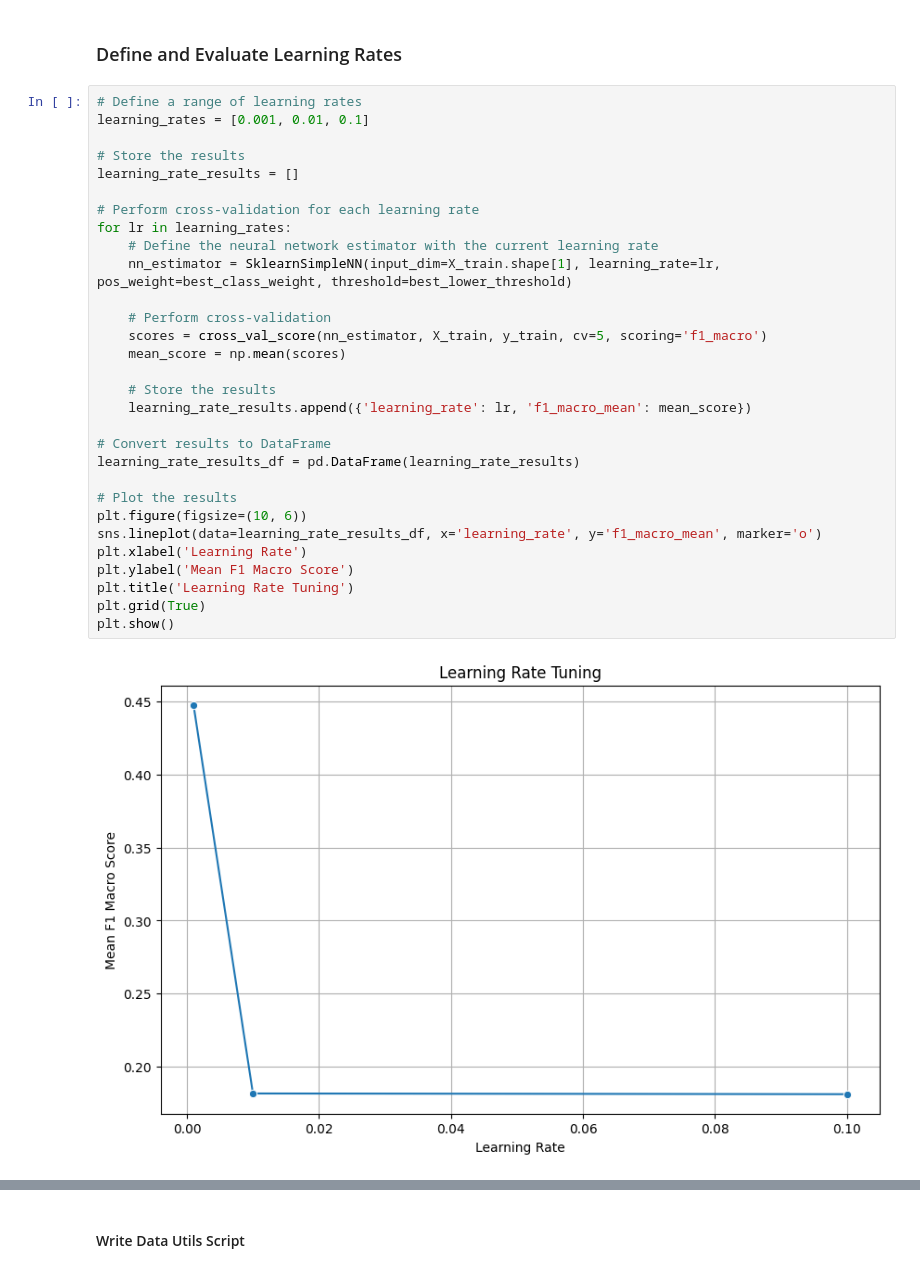
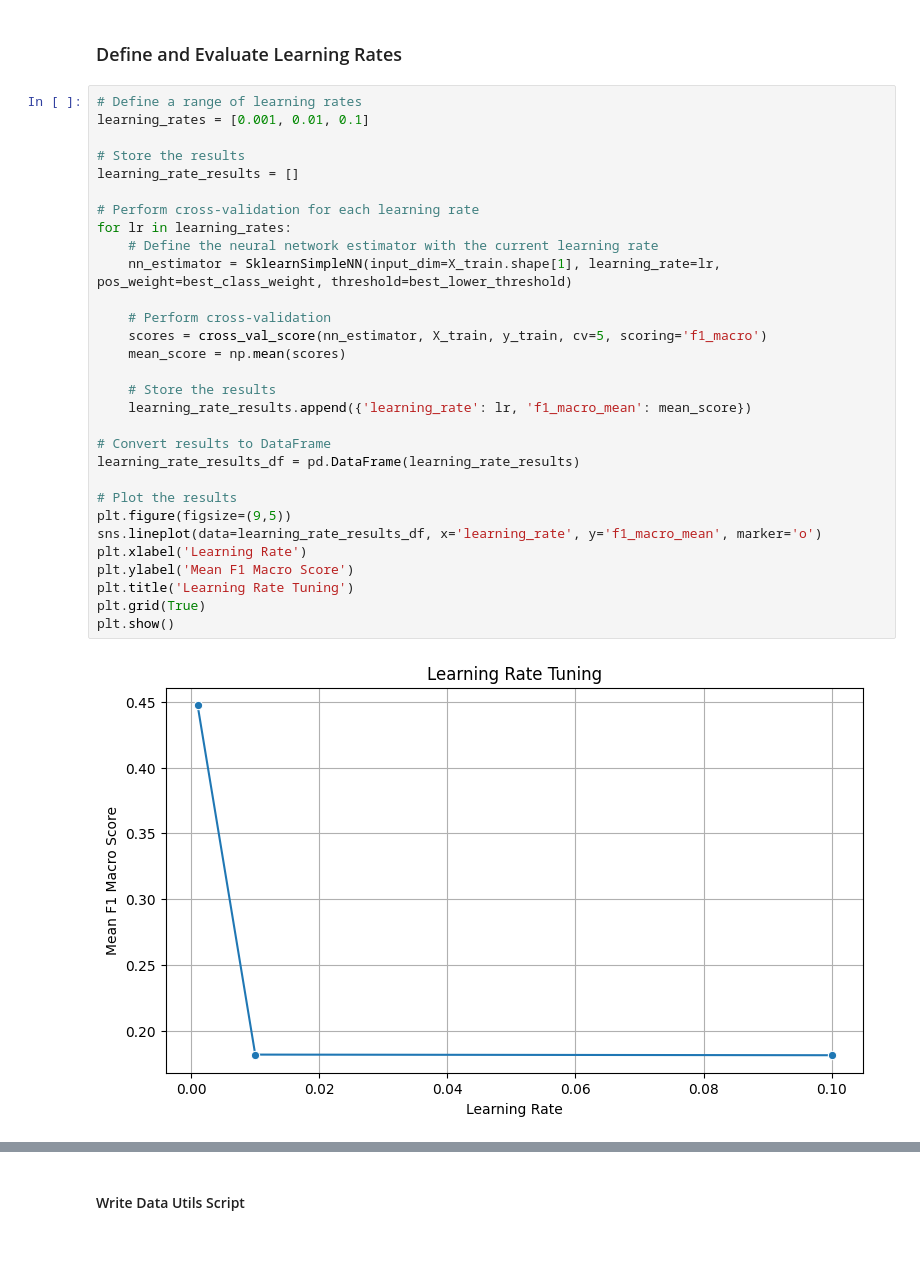
Before and after one commit to micah-shull/Machine_Learning_Pipelines, a Jupyter notebook: pipelines_07_pytorch_pipeline_11_hyperparameter_tuning.ipynb, the cells around one changed output, grey strips where cells are left out. Drawn from its saved outputs; the diff is of its cells as text; blank space fills up the shorter version.

```diff
--- a/pipelines_07_pytorch_pipeline_11_hyperparameter_tuning.ipynb
+++ b/pipelines_07_pytorch_pipeline_11_hyperparameter_tuning.ipynb
@@ -163,32 +163,32 @@ Next, we can explore another hyperparameter, such as the number of epochs or bat
 # %%
 # Define a range of learning rates
 learning_rates = [0.001, 0.01, 0.1]
 
 # Store the results
 learning_rate_results = []
 
 # Perform cross-validation for each learning rate
 for lr in learning_rates:
     # Define the neural network estimator with the current learning rate
     nn_estimator = SklearnSimpleNN(input_dim=X_train.shape[1], learning_rate=lr, pos_weight=best_class_weight, threshold=best_lower_threshold)
 
     # Perform cross-validation
     scores = cross_val_score(nn_estimator, X_train, y_train, cv=5, scoring='f1_macro')
     mean_score = np.mean(scores)
 
     # Store the results
     learning_rate_results.append({'learning_rate': lr, 'f1_macro_mean': mean_score})
 
 # Convert results to DataFrame
 learning_rate_results_df = pd.DataFrame(learning_rate_results)
 
 # Plot the results
-plt.figure(figsize=(10, 6))
+plt.figure(figsize=(9,5))
 sns.lineplot(data=learning_rate_results_df, x='learning_rate', y='f1_macro_mean', marker='o')
 plt.xlabel('Learning Rate')
 plt.ylabel('Mean F1 Macro Score')
 plt.title('Learning Rate Tuning')
 plt.grid(True)
 plt.show()
 # %% [output]
-[figure, old version]
+[figure, new version]
```
Also changed, not shown: parts of 5 cells of this notebook.
